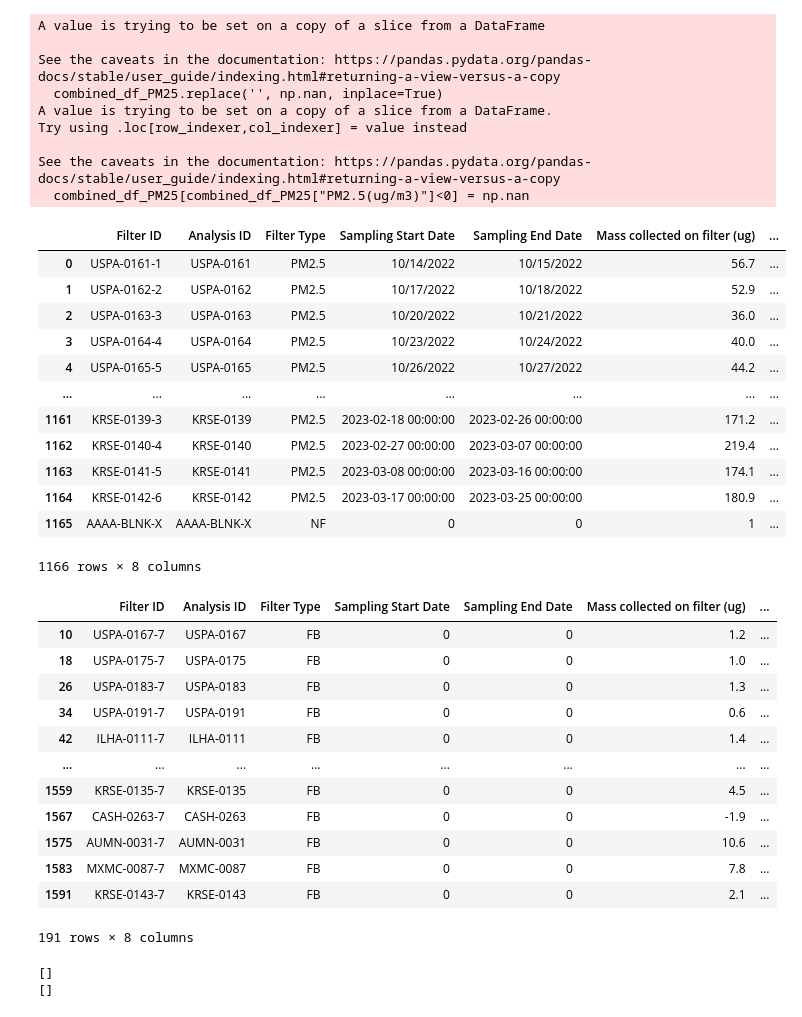
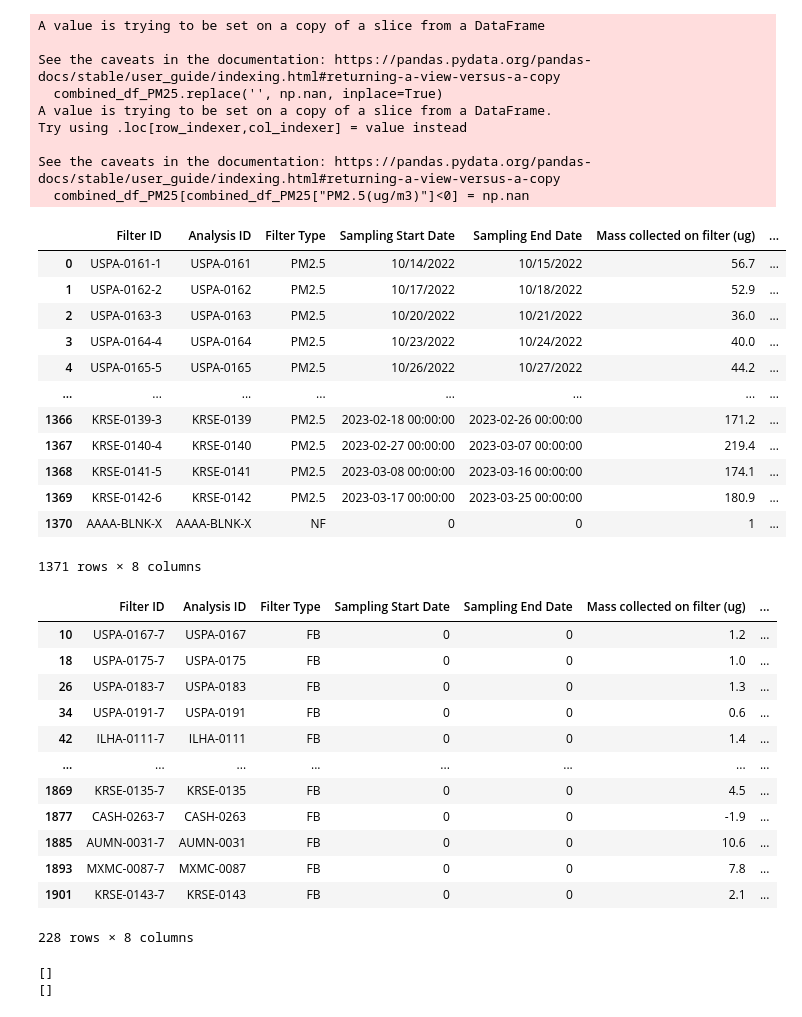
Before and after one commit to joshinkumar/SPARTAN-Filters-UV-VIS-Data-Analysis-Python-Code, a Jupyter notebook: SPARTAN_UVVis_Data_Analysis_Code.ipynb, the cells around one changed output. Cells and saved outputs as stored; diff of their text form; code cells hidden in the pictures.

```diff
--- a/SPARTAN_UVVis_Data_Analysis_Code.ipynb
+++ b/SPARTAN_UVVis_Data_Analysis_Code.ipynb
@@ -8,7 +8,7 @@ import pandas as pd
 import numpy as np
 
 # set the directory path where the Excel files are located
-Metadata_directory_path = r'C:\Users\joshi\Desktop\SPARTAN Meeting 2023\Analysis-10May2023\ALL PM2.5\Metadata'
+Metadata_directory_path = r'C:\Users\joshi\Desktop\SPARTAN Meeting 2023\Analysis-10May2023\ALL Metadata'
 
 # initialize an empty list to store the dataframes
 dataframes = []
@@ -37,39 +37,39 @@ combined_df_PM25[combined_df_PM25["PM2.5(ug/m3)"]<0] = np.nan
 # Drop NaN, 0, negative and infinity values
 combined_df_PM25 = combined_df_PM25.replace([np.nan, np.inf, -np.inf, 0], np.nan).dropna()
 
 # Add Blank averaged file row to the PM2.5 dataframe
 # ADD the new BLANK row as a dictionary
 new_row = {'Filter ID': 'AAAA-BLNK-X', 'Analysis ID': 'AAAA-BLNK-X', 'Filter Type': 'NF', 'Sampling Start Date': '0', 'Sampling End Date': '0', 'Mass collected on filter (ug)': '1', 'Sampled volume (m3)': '1', 'PM2.5(ug/m3)': '1'}
 # append the new row to the bottom of the dataframe
 combined_df_PM25 = combined_df_PM25.append(new_row, ignore_index=True)
 display(combined_df_PM25)
 
 # Select Blank filters only
 combined_df_Blank = combined_df[combined_df["Filter Type"]=="FB"]
 display(combined_df_Blank)
 # %% [output]
 A value is trying to be set on a copy of a slice from a DataFrame
 
 See the caveats in the documentation: https://pandas.pydata.org/pandas-docs/stable/user_guide/indexing.html#returning-a-view-versus-a-copy
   combined_df_PM25.replace('', np.nan, inplace=True)
 A value is trying to be set on a copy of a slice from a DataFrame.
 Try using .loc[row_indexer,col_indexer] = value instead
 
 See the caveats in the documentation: https://pandas.pydata.org/pandas-docs/stable/user_guide/indexing.html#returning-a-view-versus-a-copy
   combined_df_PM25[combined_df_PM25["PM2.5(ug/m3)"]<0] = np.nan
 |  | Filter ID | Analysis ID | Filter Type | Sampling Start Date | Sampling End Date | Mass collected on filter (ug) | ... |
 | 0 | USPA-0161-1 | USPA-0161 | PM2.5 | 10/14/2022 | 10/15/2022 | 56.7 | ... |
 | 1 | USPA-0162-2 | USPA-0162 | PM2.5 | 10/17/2022 | 10/18/2022 | 52.9 | ... |
 | 2 | USPA-0163-3 | USPA-0163 | PM2.5 | 10/20/2022 | 10/21/2022 | 36.0 | ... |
 | 3 | USPA-0164-4 | USPA-0164 | PM2.5 | 10/23/2022 | 10/24/2022 | 40.0 | ... |
 | 4 | USPA-0165-5 | USPA-0165 | PM2.5 | 10/26/2022 | 10/27/2022 | 44.2 | ... |
 | ... | ... | ... | ... | ... | ... | ... | ... |
-| 1161 | KRSE-0139-3 | KRSE-0139 | PM2.5 | 2023-02-18 00:00:00 | 2023-02-26 00:00:00 | 171.2 | ... |
-| 1162 | KRSE-0140-4 | KRSE-0140 | PM2.5 | 2023-02-27 00:00:00 | 2023-03-07 00:00:00 | 219.4 | ... |
-| 1163 | KRSE-0141-5 | KRSE-0141 | PM2.5 | 2023-03-08 00:00:00 | 2023-03-16 00:00:00 | 174.1 | ... |
-| 1164 | KRSE-0142-6 | KRSE-0142 | PM2.5 | 2023-03-17 00:00:00 | 2023-03-25 00:00:00 | 180.9 | ... |
-| 1165 | AAAA-BLNK-X | AAAA-BLNK-X | NF | 0 | 0 | 1 | ... |
+| 1366 | KRSE-0139-3 | KRSE-0139 | PM2.5 | 2023-02-18 00:00:00 | 2023-02-26 00:00:00 | 171.2 | ... |
+| 1367 | KRSE-0140-4 | KRSE-0140 | PM2.5 | 2023-02-27 00:00:00 | 2023-03-07 00:00:00 | 219.4 | ... |
+| 1368 | KRSE-0141-5 | KRSE-0141 | PM2.5 | 2023-03-08 00:00:00 | 2023-03-16 00:00:00 | 174.1 | ... |
+| 1369 | KRSE-0142-6 | KRSE-0142 | PM2.5 | 2023-03-17 00:00:00 | 2023-03-25 00:00:00 | 180.9 | ... |
+| 1370 | AAAA-BLNK-X | AAAA-BLNK-X | NF | 0 | 0 | 1 | ... |
-1166 rows × 8 columns
+1371 rows × 8 columns
 |  | Filter ID | Analysis ID | Filter Type | Sampling Start Date | Sampling End Date | Mass collected on filter (ug) | ... |
 | 10 | USPA-0167-7 | USPA-0167 | FB | 0 | 0 | 1.2 | ... |
 | 18 | USPA-0175-7 | USPA-0175 | FB | 0 | 0 | 1.0 | ... |
@@ -77,12 +77,12 @@ See the caveats in the documentation: https://pandas.pydata.org/pandas-docs/stab
 | 34 | USPA-0191-7 | USPA-0191 | FB | 0 | 0 | 0.6 | ... |
 | 42 | ILHA-0111-7 | ILHA-0111 | FB | 0 | 0 | 1.4 | ... |
 | ... | ... | ... | ... | ... | ... | ... | ... |
-| 1559 | KRSE-0135-7 | KRSE-0135 | FB | 0 | 0 | 4.5 | ... |
-| 1567 | CASH-0263-7 | CASH-0263 | FB | 0 | 0 | -1.9 | ... |
-| 1575 | AUMN-0031-7 | AUMN-0031 | FB | 0 | 0 | 10.6 | ... |
-| 1583 | MXMC-0087-7 | MXMC-0087 | FB | 0 | 0 | 7.8 | ... |
-| 1591 | KRSE-0143-7 | KRSE-0143 | FB | 0 | 0 | 2.1 | ... |
+| 1869 | KRSE-0135-7 | KRSE-0135 | FB | 0 | 0 | 4.5 | ... |
+| 1877 | CASH-0263-7 | CASH-0263 | FB | 0 | 0 | -1.9 | ... |
+| 1885 | AUMN-0031-7 | AUMN-0031 | FB | 0 | 0 | 10.6 | ... |
+| 1893 | MXMC-0087-7 | MXMC-0087 | FB | 0 | 0 | 7.8 | ... |
+| 1901 | KRSE-0143-7 | KRSE-0143 | FB | 0 | 0 | 2.1 | ... |
-191 rows × 8 columns
+228 rows × 8 columns
 # %%
 #### CHECKING ALL REFLECTANCE FILES AVAILABLE IN PM2.5 DATA AND UV-VIS
 
```
Also changed, not shown: parts of 4 cells of this notebook.
